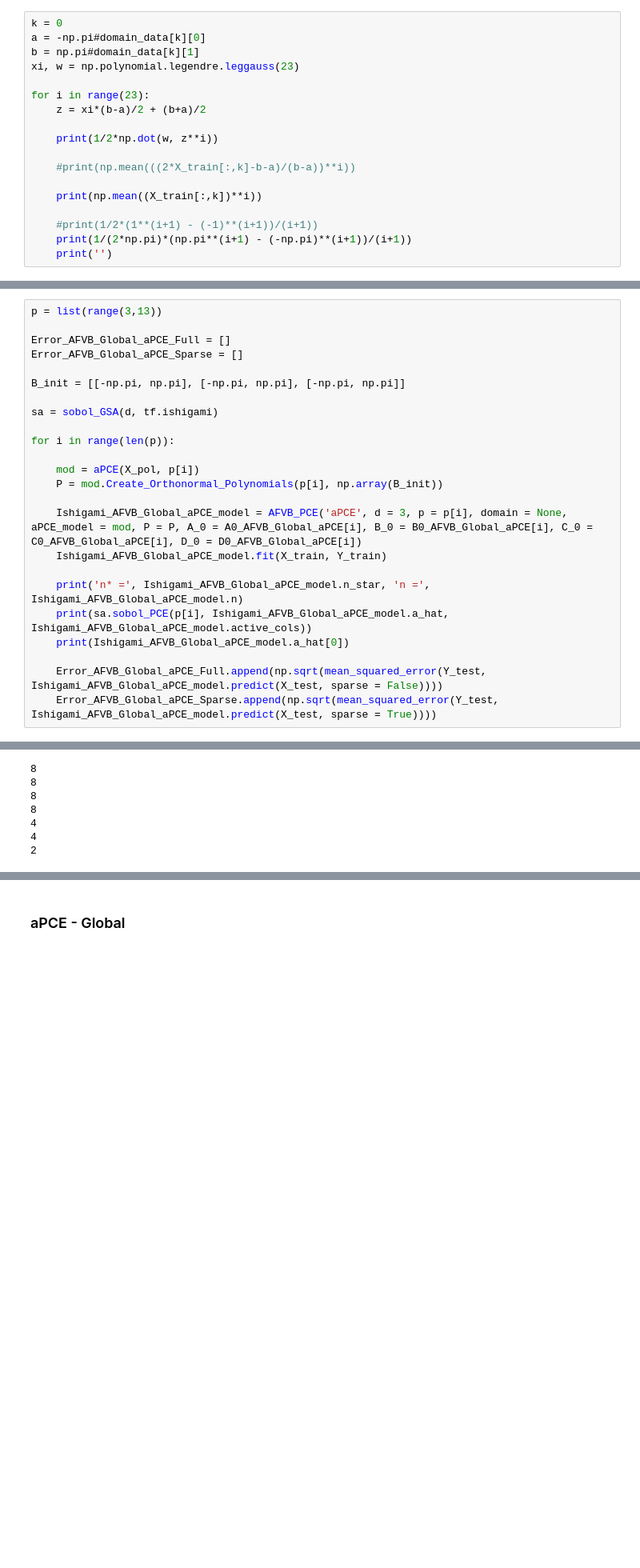
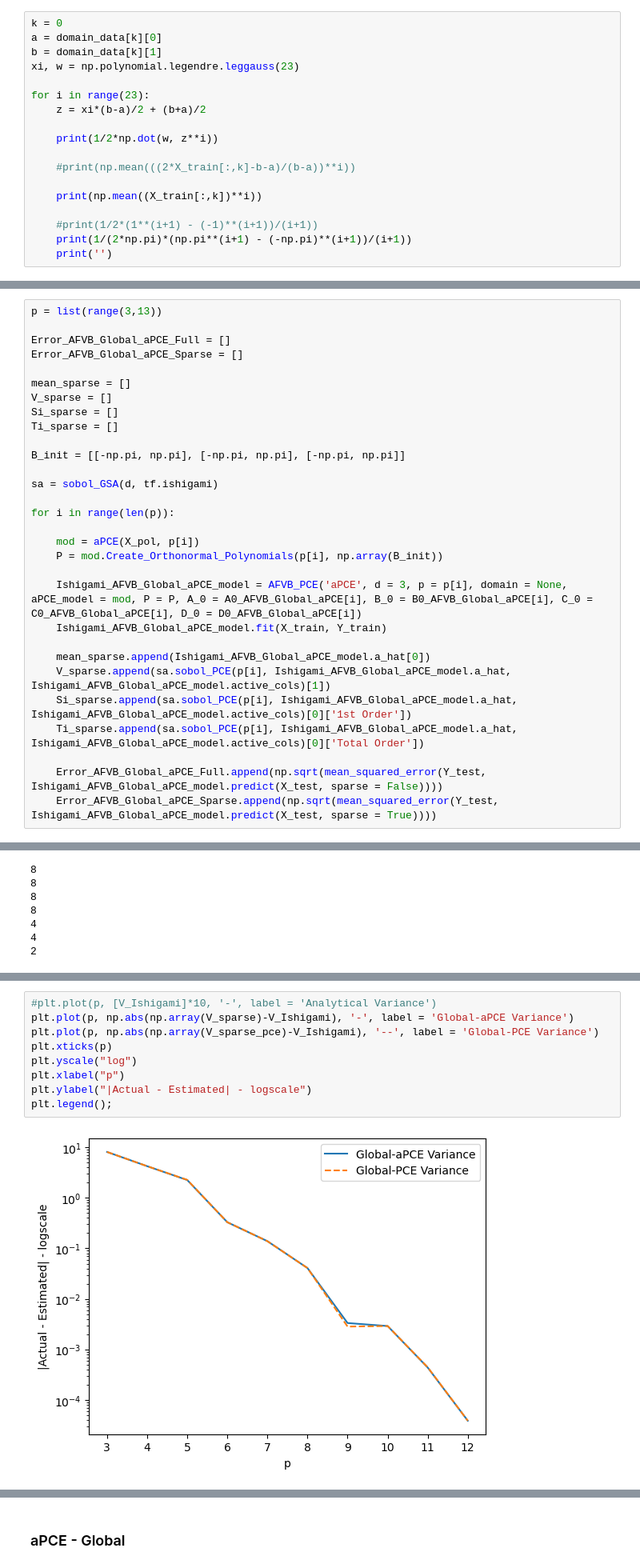
Before and after one commit to IsabelCoronaGuevara/CUDenver-Thesis, a Jupyter notebook: Results_SparseBayesianLearning.ipynb, the cells around one changed output, grey strips where cells are left out. Shown at 80% size. Cells and saved outputs as stored; diff of their text form; blank space fills up the shorter version.

```diff
--- a/Results_SparseBayesianLearning.ipynb
+++ b/Results_SparseBayesianLearning.ipynb
@@ -85,7 +89,7 @@ GSA_Ishigami.columns = ['Partial Variance', 'Total Variance', '1st Order', 'Tota
 # %%
 k = 0
-a = -np.pi#domain_data[k][0]
-b = np.pi#domain_data[k][1]
+a = domain_data[k][0]
+b = domain_data[k][1]
 xi, w = np.polynomial.legendre.leggauss(23)
 
 for i in range(23):
@@ -241,6 +249,11 @@ p = list(range(3,13))
 
 Error_AFVB_Global_aPCE_Full = []
 Error_AFVB_Global_aPCE_Sparse = []
+
+mean_sparse = []
+V_sparse = []
+Si_sparse = []
+Ti_sparse = []
 
 B_init = [[-np.pi, np.pi], [-np.pi, np.pi], [-np.pi, np.pi]]
 
@@ -254,9 +267,10 @@ for i in range(len(p)):
     Ishigami_AFVB_Global_aPCE_model = AFVB_PCE('aPCE', d = 3, p = p[i], domain = None, aPCE_model = mod, P = P, A_0 = A0_AFVB_Global_aPCE[i], B_0 = B0_AFVB_Global_aPCE[i], C_0 = C0_AFVB_Global_aPCE[i], D_0 = D0_AFVB_Global_aPCE[i])
     Ishigami_AFVB_Global_aPCE_model.fit(X_train, Y_train)
 
-    print('n* =', Ishigami_AFVB_Global_aPCE_model.n_star, 'n =', Ishigami_AFVB_Global_aPCE_model.n)
-    print(sa.sobol_PCE(p[i], Ishigami_AFVB_Global_aPCE_model.a_hat, Ishigami_AFVB_Global_aPCE_model.active_cols))
-    print(Ishigami_AFVB_Global_aPCE_model.a_hat[0])
+    mean_sparse.append(Ishigami_AFVB_Global_aPCE_model.a_hat[0])
+    V_sparse.append(sa.sobol_PCE(p[i], Ishigami_AFVB_Global_aPCE_model.a_hat, Ishigami_AFVB_Global_aPCE_model.active_cols)[1])
+    Si_sparse.append(sa.sobol_PCE(p[i], Ishigami_AFVB_Global_aPCE_model.a_hat, Ishigami_AFVB_Global_aPCE_model.active_cols)[0]['1st Order'])
+    Ti_sparse.append(sa.sobol_PCE(p[i], Ishigami_AFVB_Global_aPCE_model.a_hat, Ishigami_AFVB_Global_aPCE_model.active_cols)[0]['Total Order'])
 
     Error_AFVB_Global_aPCE_Full.append(np.sqrt(mean_squared_error(Y_test, Ishigami_AFVB_Global_aPCE_model.predict(X_test, sparse = False))))
     Error_AFVB_Global_aPCE_Sparse.append(np.sqrt(mean_squared_error(Y_test, Ishigami_AFVB_Global_aPCE_model.predict(X_test, sparse = True))))
@@ -486,3 +505,14 @@ plt.ylabel("Testing Error (RMSE) - logscale")
 plt.legend();
 # %% [output]
 [figure]
+# %%
+#plt.plot(p, [V_Ishigami]*10, '-', label = 'Analytical Variance')
+plt.plot(p, np.abs(np.array(V_sparse)-V_Ishigami), '-', label = 'Global-aPCE Variance')
+plt.plot(p, np.abs(np.array(V_sparse_pce)-V_Ishigami), '--', label = 'Global-PCE Variance')
+plt.xticks(p)
+plt.yscale("log")
+plt.xlabel("p")
+plt.ylabel("|Actual - Estimated| - logscale")
+plt.legend();
+# %% [output]
+[figure, added]
```
Also changed, not shown: parts of 24 cells of this notebook.
